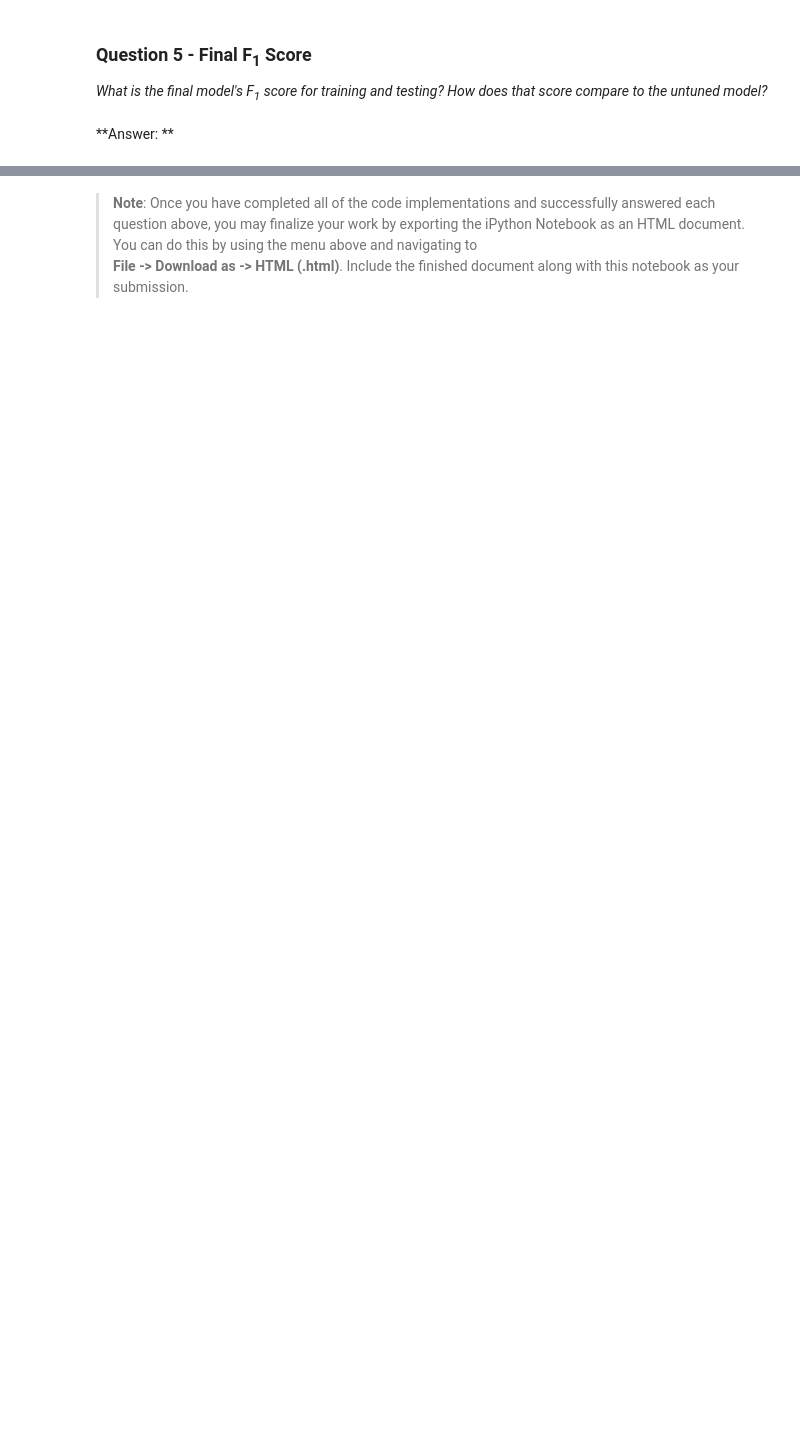
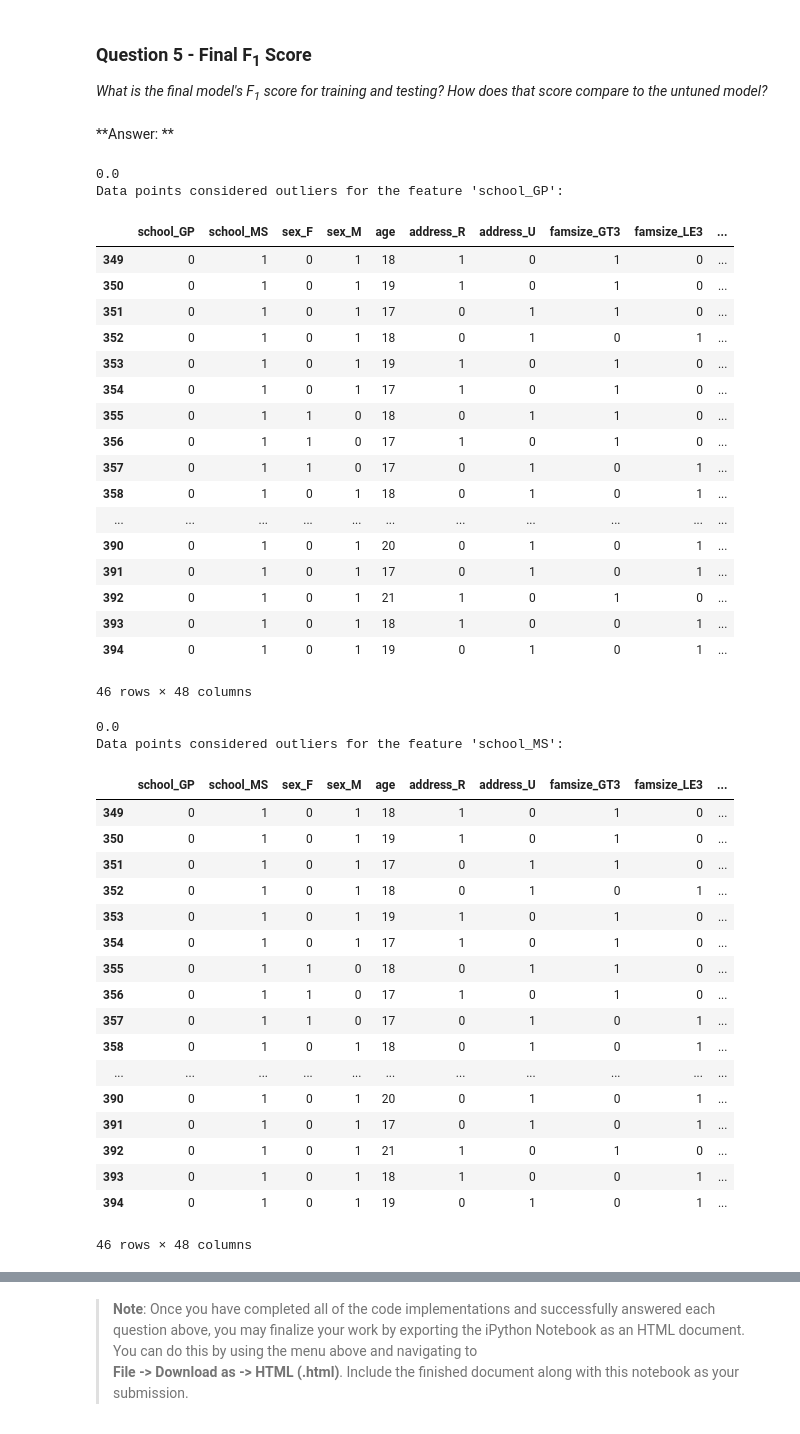
Before and after one commit to AtotheKay/machine-learning, a Jupyter notebook: projects/student_intervention/student_intervention.ipynb, the cells around one changed output, grey strips where cells are left out. Saved outputs shown, nothing was run; the diff lists cells and outputs as text; code cells hidden in the pictures; blank space fills up the shorter version.

```diff
--- a/projects/student_intervention/student_intervention.ipynb
+++ b/projects/student_intervention/student_intervention.ipynb
@@ -364,3 +437,83 @@ print "Tuned model has a testing F1 score of {:.4f}.".format(predict_labels(clf,
 *What is the final model's F<sub>1</sub> score for training and testing? How does that score compare to the untuned model?*
 # %% [markdown]
 **Answer: **
+# %%
+# For each feature find the data points with extreme high or low values
+outliers_number=[0 for i in range(0,len(X_all))]
+for feature in X_all.keys():
+    #print(feature)
+    # TODO: Calculate Q1 (25th percentile of the data) for the given feature
+    Q1 = np.percentile(X_all[feature], 25)
+
+    # TODO: Calculate Q3 (75th percentile of the data) for the given feature
+    Q3 = np.percentile(X_all[feature], 75)
+
+    # TODO: Use the interquartile range to calculate an outlier step (1.5 times the interquartile range)
+    step = 1.5*(Q3 - Q1)
+
+    print(step)
+    # Display the outliers
+    print("Data points considered outliers for the feature '{}':".format(feature))
+    o=X_all[~((X_all[feature] >= Q1 - step) & (X_all[feature] <= Q3 + step))]
+    display(o)
+    for i in range(0,len(o)):
+        outliers_number[o.iloc[i].name]=outliers_number[o.iloc[i].name]+1
+
+multiple_outliers=[]
+for i in range(0,len(outliers_number)):
+    if outliers_number[i]>1:
+        multiple_outliers.append(i)
+
+
+# OPTIONAL: Select the indices for data points you wish to remove
+outliers  = []
+for i in range(0,len(outliers_number)):
+    if outliers_number[i]>0:
+        outliers.append(i)
+#outliers  = #[66,95,96,218,338,75,38,65,420,75,122,142,154,161,177,204,237,289,338,356,402]#[]#[66,142,154,289]#
+print(outliers)
+print(multiple_outliers)
+
+# Remove the outliers, if any were specified
+good_data = X_all.drop(X_all.index[multiple_outliers]).reset_index(drop = True)
+# %% [output]
+0.0
+Data points considered outliers for the feature 'school_GP':
+|  | school_GP | school_MS | sex_F | sex_M | age | address_R | address_U | famsize_GT3 | famsize_LE3 | ... |
+| 349 | 0 | 1 | 0 | 1 | 18 | 1 | 0 | 1 | 0 | ... |
+| 350 | 0 | 1 | 0 | 1 | 19 | 1 | 0 | 1 | 0 | ... |
+| 351 | 0 | 1 | 0 | 1 | 17 | 0 | 1 | 1 | 0 | ... |
+| 352 | 0 | 1 | 0 | 1 | 18 | 0 | 1 | 0 | 1 | ... |
+| 353 | 0 | 1 | 0 | 1 | 19 | 1 | 0 | 1 | 0 | ... |
+| 354 | 0 | 1 | 0 | 1 | 17 | 1 | 0 | 1 | 0 | ... |
+| 355 | 0 | 1 | 1 | 0 | 18 | 0 | 1 | 1 | 0 | ... |
+| 356 | 0 | 1 | 1 | 0 | 17 | 1 | 0 | 1 | 0 | ... |
+| 357 | 0 | 1 | 1 | 0 | 17 | 0 | 1 | 0 | 1 | ... |
+| 358 | 0 | 1 | 0 | 1 | 18 | 0 | 1 | 0 | 1 | ... |
+| ... | ... | ... | ... | ... | ... | ... | ... | ... | ... | ... |
+| 390 | 0 | 1 | 0 | 1 | 20 | 0 | 1 | 0 | 1 | ... |
+| 391 | 0 | 1 | 0 | 1 | 17 | 0 | 1 | 0 | 1 | ... |
+| 392 | 0 | 1 | 0 | 1 | 21 | 1 | 0 | 1 | 0 | ... |
+| 393 | 0 | 1 | 0 | 1 | 18 | 1 | 0 | 0 | 1 | ... |
+| 394 | 0 | 1 | 0 | 1 | 19 | 0 | 1 | 0 | 1 | ... |
+46 rows × 48 columns
+0.0
+Data points considered outliers for the feature 'school_MS':
+|  | school_GP | school_MS | sex_F | sex_M | age | address_R | address_U | famsize_GT3 | famsize_LE3 | ... |
+| 349 | 0 | 1 | 0 | 1 | 18 | 1 | 0 | 1 | 0 | ... |
+| 350 | 0 | 1 | 0 | 1 | 19 | 1 | 0 | 1 | 0 | ... |
+| 351 | 0 | 1 | 0 | 1 | 17 | 0 | 1 | 1 | 0 | ... |
+| 352 | 0 | 1 | 0 | 1 | 18 | 0 | 1 | 0 | 1 | ... |
+| 353 | 0 | 1 | 0 | 1 | 19 | 1 | 0 | 1 | 0 | ... |
+| 354 | 0 | 1 | 0 | 1 | 17 | 1 | 0 | 1 | 0 | ... |
+| 355 | 0 | 1 | 1 | 0 | 18 | 0 | 1 | 1 | 0 | ... |
+| 356 | 0 | 1 | 1 | 0 | 17 | 1 | 0 | 1 | 0 | ... |
+| 357 | 0 | 1 | 1 | 0 | 17 | 0 | 1 | 0 | 1 | ... |
+| 358 | 0 | 1 | 0 | 1 | 18 | 0 | 1 | 0 | 1 | ... |
+| ... | ... | ... | ... | ... | ... | ... | ... | ... | ... | ... |
+| 390 | 0 | 1 | 0 | 1 | 20 | 0 | 1 | 0 | 1 | ... |
+| 391 | 0 | 1 | 0 | 1 | 17 | 0 | 1 | 0 | 1 | ... |
+| 392 | 0 | 1 | 0 | 1 | 21 | 1 | 0 | 1 | 0 | ... |
+| 393 | 0 | 1 | 0 | 1 | 18 | 1 | 0 | 0 | 1 | ... |
+| 394 | 0 | 1 | 0 | 1 | 19 | 0 | 1 | 0 | 1 | ... |
+46 rows × 48 columns
```
Also changed, not shown: parts of 12 cells of this notebook, 11 other files.
